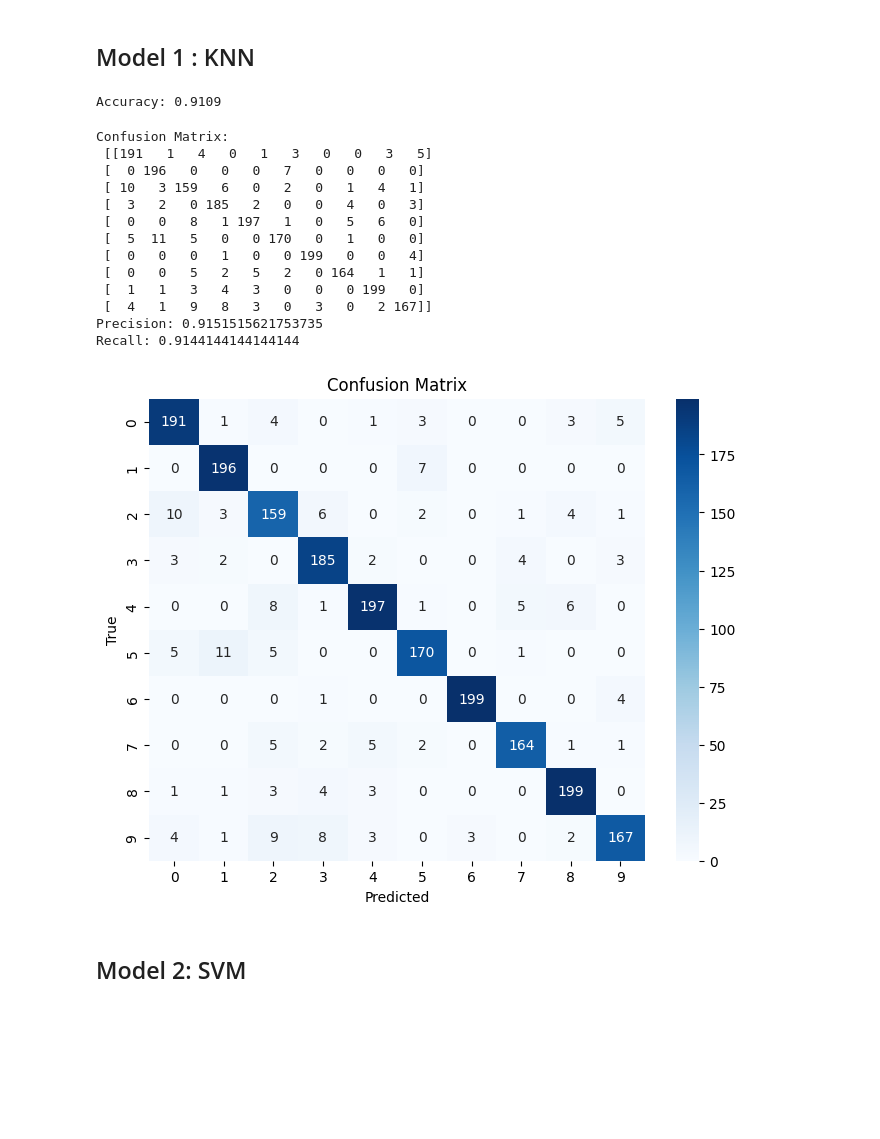
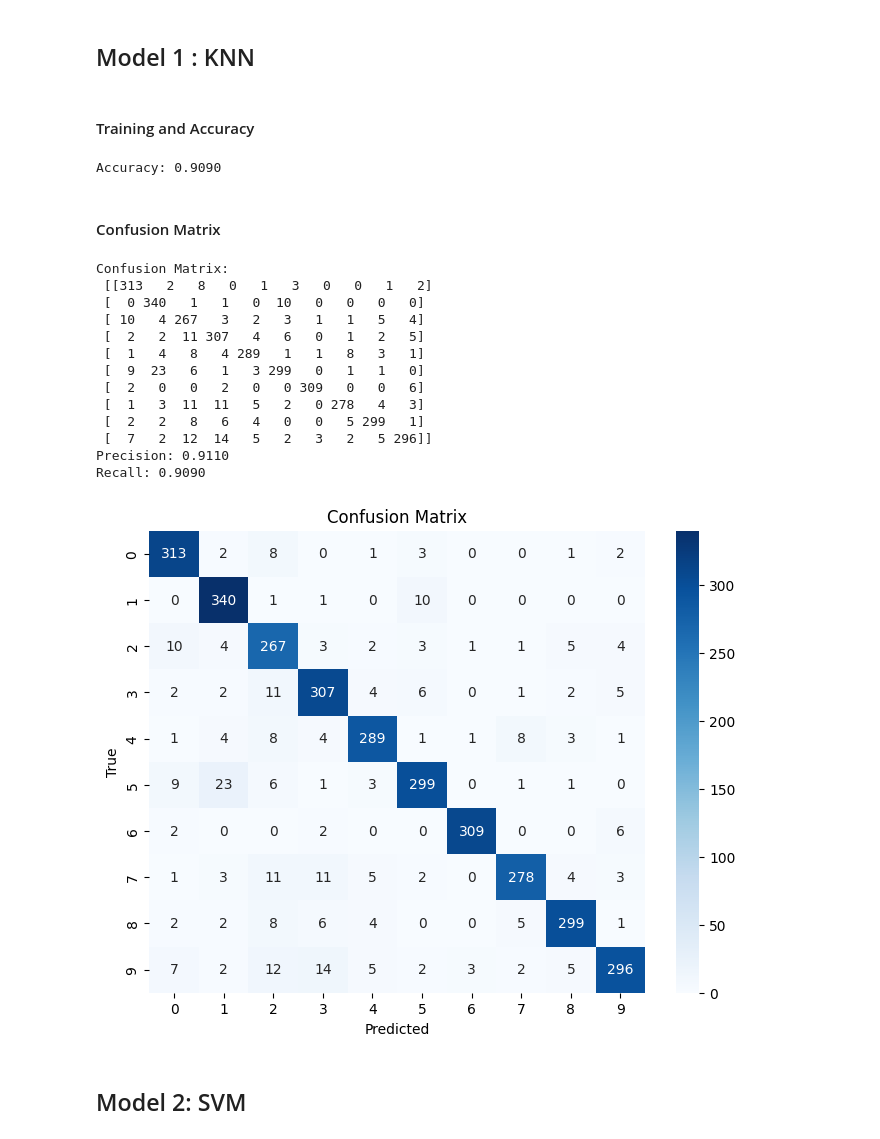
Before and after one commit to Saumi18/Music-Genre-Classification, a Jupyter notebook: Music_Genre_Classification.ipynb, the cells around one changed output. Cells and saved outputs as stored; diff of their text form; code cells hidden in the pictures; blank space fills up the shorter version.

```diff
--- a/Music_Genre_Classification.ipynb
+++ b/Music_Genre_Classification.ipynb
@@ -52,15 +52,9 @@ y = df["label"]
 scaler = StandardScaler()
 X_scaled = scaler.fit_transform(X)
 
-# First split: Train (70%) and temp (30%)
-X_train, X_temp, y_train, y_temp = train_test_split(
-    X_scaled, y, test_size=0.3, random_state=42, stratify=y
-)
-
-# Second split: Validation (15%) and Test (15%) from the 30%
-X_val, X_test, y_val, y_test = train_test_split(
-    X_temp, y_temp, test_size=0.5, random_state=42, stratify=y_temp
-)
+# Split: Train (70%) and Test (30%) from the combined dataset
+X_train, X_test, y_train, y_test = train_test_split(
+    X_scaled, y, test_size=0.3, random_state=42)
 # %% [markdown]
 ##Feature Extraction
 # %%
@@ -164,6 +158,8 @@ class CustomKNN:
     def predict(self, X_test):
         """Predicts labels for all test points in X_test using KNN."""
         return [self._predict_label(self._get_k_nearest_neighbors(test_point)) for test_point in X_test]
+# %% [markdown]
+#### Training and Accuracy
 # %%
 # Initialize
 knn_model = CustomKNN(k=3)
@@ -174,57 +170,55 @@ knn_model.fit(X_train, y_train)
 # Predict
 predictions = knn_model.predict(X_test)
 
-# Accuracy check (if you want to verify like before)
-accuracy = np.mean(predictions == y_test)
+# Accuracy check
+accuracy = np.mean(np.array(predictions) == np.array(y_test))
 print(f"Accuracy: {accuracy:.4f}")
 # %% [output]
-Accuracy: 0.9109
+Accuracy: 0.9090
+# %% [markdown]
+#### Confusion Matrix
 # %%
 import matplotlib.pyplot as plt
+import seaborn as sns
 from sklearn.metrics import confusion_matrix, precision_score, recall_score
 
-# Example: y_pred = predict_all_points(X_train, y_train, X_test, k=3)
-
-
-# Example predictions (replace with your actual predictions):
-k = 3
-y_pred = predict_all_points(X_train, y_train, X_test, k)
-
+# Predict using custom KNN model
+y_pred = knn_model.predict(X_test)
 
 # Confusion Matrix
 cm = confusion_matrix(y_test, y_pred)
 print("Confusion Matrix:\n", cm)
 
 # Precision
-precision = precision_score(y_test, y_pred, average='weighted') # Use 'weighted' or other averaging method as needed.
-print(f"Precision: {precision}")
+precision = precision_score(y_test, y_pred, average='weighted')
+print(f"Precision: {precision:.4f}")
 
 # Recall
-recall = recall_score(y_test, y_pred, average='weighted') # Use 'weighted' or other averaging method as needed.
-print(f"Recall: {recall}")
+recall = recall_score(y_test, y_pred, average='weighted')
+print(f"Recall: {recall:.4f}")
 
-# Plotting the confusion matrix (optional)
+# Plotting the confusion matrix
 plt.figure(figsize=(8, 6))
 sns.heatmap(cm, annot=True, fmt="d", cmap="Blues")
 plt.xlabel("Predicted")
 plt.ylabel("True")
 plt.title("Confusion Matrix")
 plt.show()
 # %% [output]
 Confusion Matrix:
- [[191   1   4   0   1   3   0   0   3   5]
- [  0 196   0   0   0   7   0   0   0   0]
- [ 10   3 159   6   0   2   0   1   4   1]
- [  3   2   0 185   2   0   0   4   0   3]
- [  0   0   8   1 197   1   0   5   6   0]
- [  5  11   5   0   0 170   0   1   0   0]
- [  0   0   0   1   0   0 199   0   0   4]
- [  0   0   5   2   5   2   0 164   1   1]
- [  1   1   3   4   3   0   0   0 199   0]
- [  4   1   9   8   3   0   3   0   2 167]]
-Precision: 0.9151515621753735
-Recall: 0.9144144144144144
+ [[313   2   8   0   1   3   0   0   1   2]
+ [  0 340   1   1   0  10   0   0   0   0]
+ [ 10   4 267   3   2   3   1   1   5   4]
+ [  2   2  11 307   4   6   0   1   2   5]
+ [  1   4   8   4 289   1   1   8   3   1]
+ [  9  23   6   1   3 299   0   1   1   0]
+ [  2   0   0   2   0   0 309   0   0   6]
+ [  1   3  11  11   5   2   0 278   4   3]
+ [  2   2   8   6   4   0   0   5 299   1]
+ [  7   2  12  14   5   2   3   2   5 296]]
+Precision: 0.9110
+Recall: 0.9090
-[figure, old version]
+[figure, new version]
 # %% [markdown]
 ## Model 2: SVM
 # %% [markdown]
```
Also changed, not shown: parts of 22 cells of this notebook.
